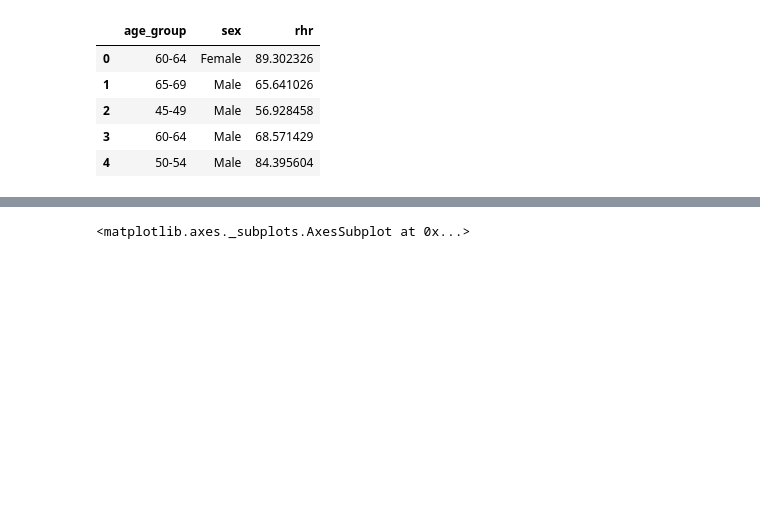
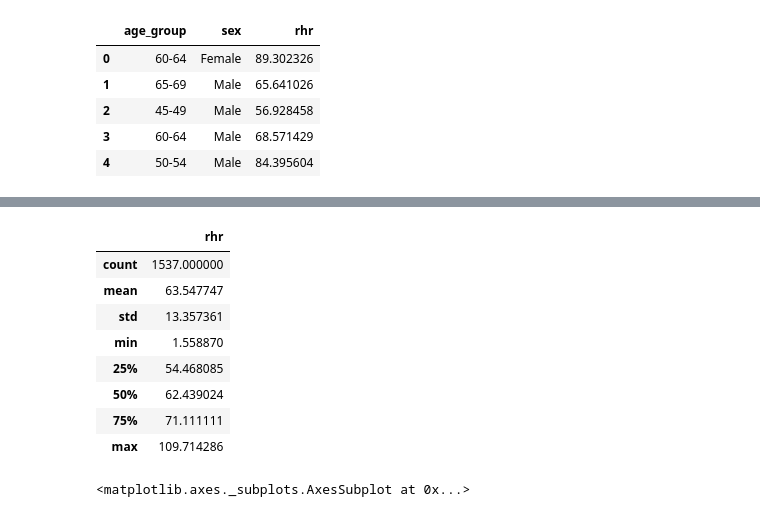
Before and after one commit to hanumanraje/Motion-Compensated-Pulse-Rate-Estimation_wearable-device-data, a Jupyter notebook: part_2/clinical_app_starter.ipynb, the cells around one changed output, grey strips where cells are left out. Saved outputs shown, nothing was run; the diff lists cells and outputs as text; code cells hidden in the pictures; blank space fills up the shorter version.

```diff
--- a/part_2/clinical_app_starter.ipynb
+++ b/part_2/clinical_app_starter.ipynb
@@ -100,3 +182,15 @@ df.head()
+# %%
+df.describe()
+# %% [output]
+|  | rhr |
+| count | 1537.000000 |
+| mean | 63.547747 |
+| std | 13.357361 |
+| min | 1.558870 |
+| 25% | 54.468085 |
+| 50% | 62.439024 |
+| 75% | 71.111111 |
+| max | 109.714286 |
 # %%
 df['sex'].value_counts().plot(kind='barh')
 # %% [output]
```
Also changed, not shown: parts of 9 cells of this notebook.
